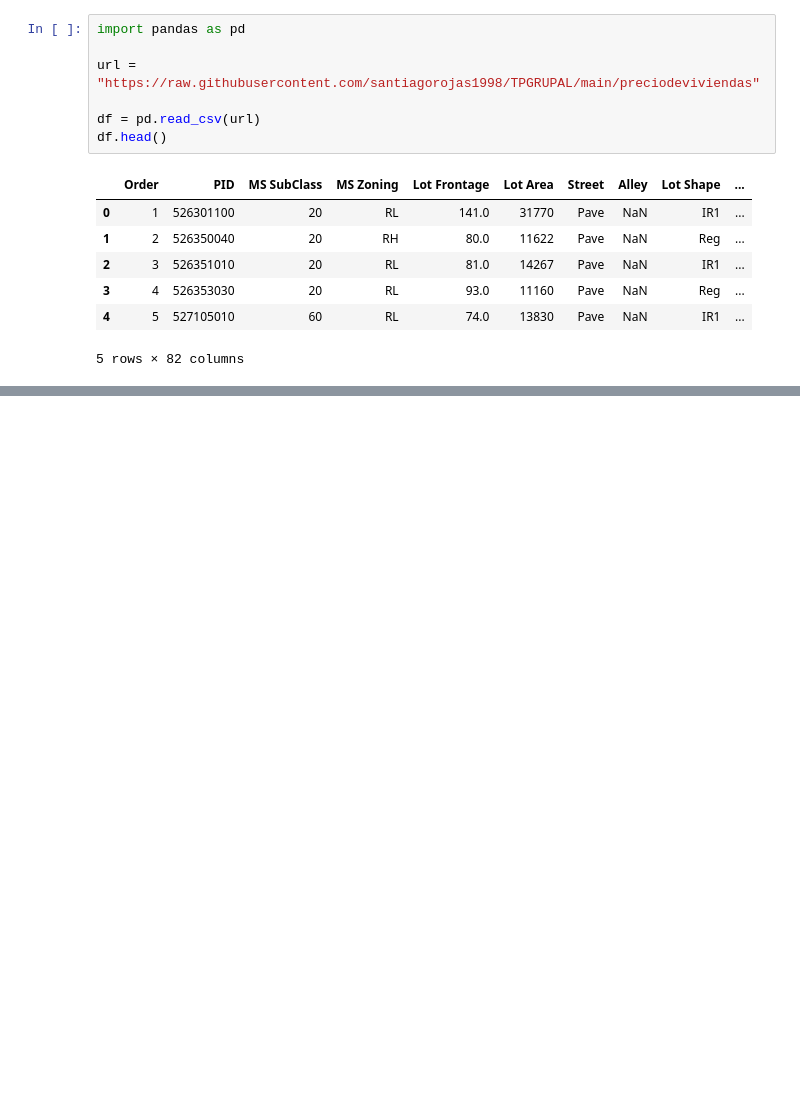
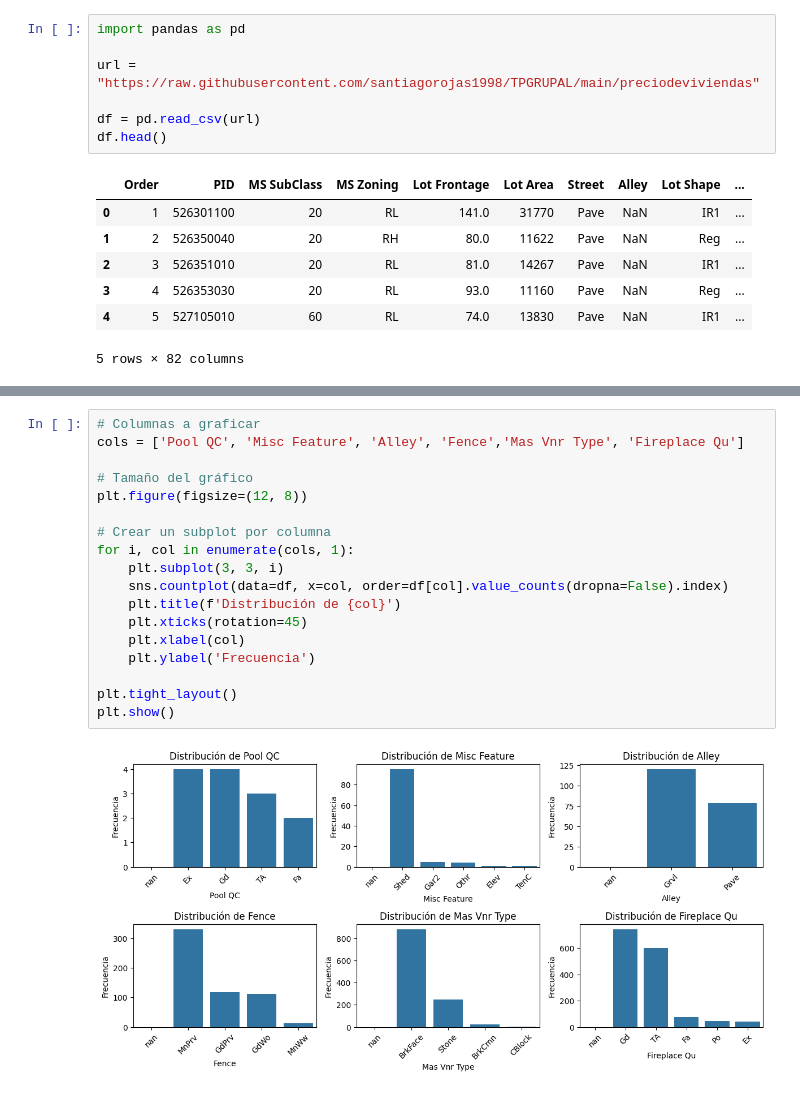
Before and after one commit to santiagorojas1998/TPGRUPAL, a Jupyter notebook: TP_Grupal.ipynb, the cells around one changed output, grey strips where cells are left out. Saved outputs shown, nothing was run; the diff lists cells and outputs as text; blank space fills up the shorter version.

```diff
--- a/TP_Grupal.ipynb
+++ b/TP_Grupal.ipynb
@@ -47,0 +85,20 @@ df.head()
+# %%
+# Columnas a graficar
+cols = ['Pool QC', 'Misc Feature', 'Alley', 'Fence','Mas Vnr Type', 'Fireplace Qu']
+
+# Tamaño del gráfico
+plt.figure(figsize=(12, 8))
+
+# Crear un subplot por columna
+for i, col in enumerate(cols, 1):
+    plt.subplot(3, 3, i)
+    sns.countplot(data=df, x=col, order=df[col].value_counts(dropna=False).index)
+    plt.title(f'Distribución de {col}')
+    plt.xticks(rotation=45)
+    plt.xlabel(col)
+    plt.ylabel('Frecuencia')
+
+plt.tight_layout()
+plt.show()
+# %% [output]
+[figure, added]
```
Also changed, not shown: parts of 4 cells of this notebook.
